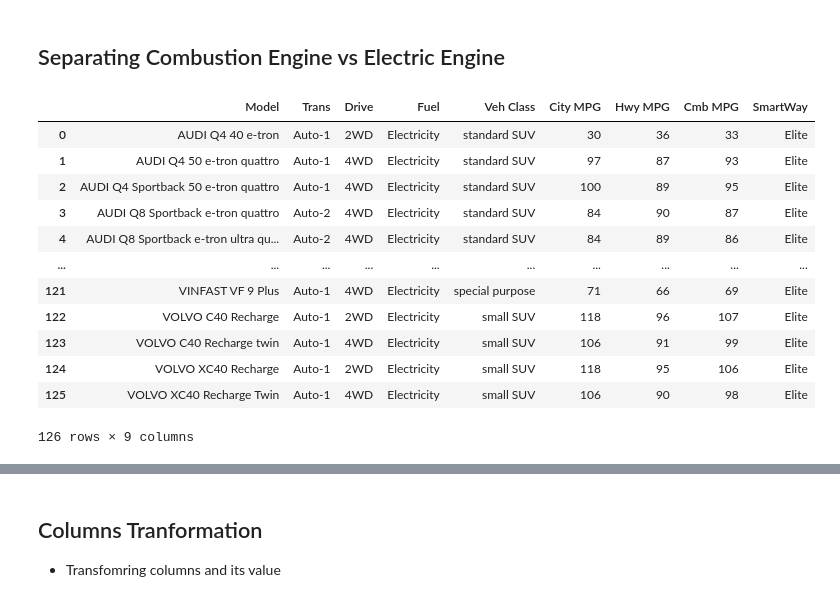
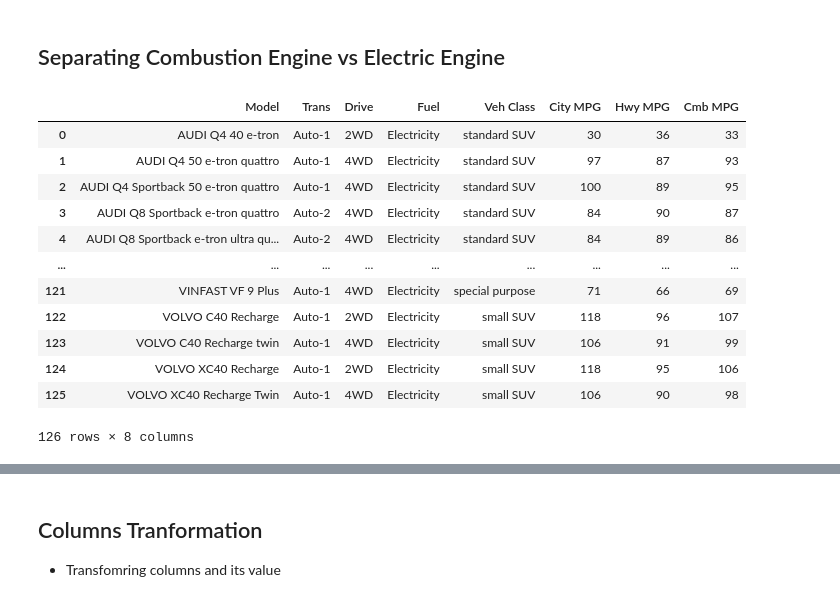
Before and after one commit to Nihar-Patel-371/Statistical-Analysis-of-Vehicles-Fuel-Economy-and-Emission, a Jupyter notebook: code.ipynb, the cells around one changed output, grey strips where cells are left out. Drawn from its saved outputs; the diff is of its cells as text; code cells hidden in the pictures.

```diff
--- a/code.ipynb
+++ b/code.ipynb
@@ -161,22 +160,22 @@ ax.set_axisbelow(True);
 # %%
 e_df = df.copy()
 e_df = e_df[e_df.isnull().any(axis=1)].reset_index(inplace=False)
-e_df.drop(columns=['index', 'Displ', 'Cyl', 'Air Pollution Score', 'Greenhouse Gas Score', 'Comb CO2'], inplace=True)
+e_df.drop(columns=['index', 'Displ', 'Cyl', 'Air Pollution Score', 'Greenhouse Gas Score', 'Comb CO2', 'SmartWay'], inplace=True)
 e_df
 # %% [output]
-|  | Model | Trans | Drive | Fuel | Veh Class | City MPG | Hwy MPG | Cmb MPG | SmartWay |
-| 0 | AUDI Q4 40 e-tron | Auto-1 | 2WD | Electricity | standard SUV | 30 | 36 | 33 | Elite |
-| 1 | AUDI Q4 50 e-tron quattro | Auto-1 | 4WD | Electricity | standard SUV | 97 | 87 | 93 | Elite |
-| 2 | AUDI Q4 Sportback 50 e-tron quattro | Auto-1 | 4WD | Electricity | standard SUV | 100 | 89 | 95 | Elite |
-| 3 | AUDI Q8 Sportback e-tron quattro | Auto-2 | 4WD | Electricity | standard SUV | 84 | 90 | 87 | Elite |
-| 4 | AUDI Q8 Sportback e-tron ultra qu... | Auto-2 | 4WD | Electricity | standard SUV | 84 | 89 | 86 | Elite |
-| ... | ... | ... | ... | ... | ... | ... | ... | ... | ... |
-| 121 | VINFAST VF 9 Plus | Auto-1 | 4WD | Electricity | special purpose | 71 | 66 | 69 | Elite |
-| 122 | VOLVO C40 Recharge | Auto-1 | 2WD | Electricity | small SUV | 118 | 96 | 107 | Elite |
-| 123 | VOLVO C40 Recharge twin | Auto-1 | 4WD | Electricity | small SUV | 106 | 91 | 99 | Elite |
-| 124 | VOLVO XC40 Recharge | Auto-1 | 2WD | Electricity | small SUV | 118 | 95 | 106 | Elite |
-| 125 | VOLVO XC40 Recharge Twin | Auto-1 | 4WD | Electricity | small SUV | 106 | 90 | 98 | Elite |
+|  | Model | Trans | Drive | Fuel | Veh Class | City MPG | Hwy MPG | Cmb MPG |
+| 0 | AUDI Q4 40 e-tron | Auto-1 | 2WD | Electricity | standard SUV | 30 | 36 | 33 |
+| 1 | AUDI Q4 50 e-tron quattro | Auto-1 | 4WD | Electricity | standard SUV | 97 | 87 | 93 |
+| 2 | AUDI Q4 Sportback 50 e-tron quattro | Auto-1 | 4WD | Electricity | standard SUV | 100 | 89 | 95 |
+| 3 | AUDI Q8 Sportback e-tron quattro | Auto-2 | 4WD | Electricity | standard SUV | 84 | 90 | 87 |
+| 4 | AUDI Q8 Sportback e-tron ultra qu... | Auto-2 | 4WD | Electricity | standard SUV | 84 | 89 | 86 |
+| ... | ... | ... | ... | ... | ... | ... | ... | ... |
+| 121 | VINFAST VF 9 Plus | Auto-1 | 4WD | Electricity | special purpose | 71 | 66 | 69 |
+| 122 | VOLVO C40 Recharge | Auto-1 | 2WD | Electricity | small SUV | 118 | 96 | 107 |
+| 123 | VOLVO C40 Recharge twin | Auto-1 | 4WD | Electricity | small SUV | 106 | 91 | 99 |
+| 124 | VOLVO XC40 Recharge | Auto-1 | 2WD | Electricity | small SUV | 118 | 95 | 106 |
+| 125 | VOLVO XC40 Recharge Twin | Auto-1 | 4WD | Electricity | small SUV | 106 | 90 | 98 |
-126 rows × 9 columns
+126 rows × 8 columns
 # %%
 c_df = df.copy()
 c_df.dropna(inplace=True)
```
Also changed, not shown: parts of 15 cells of this notebook.
